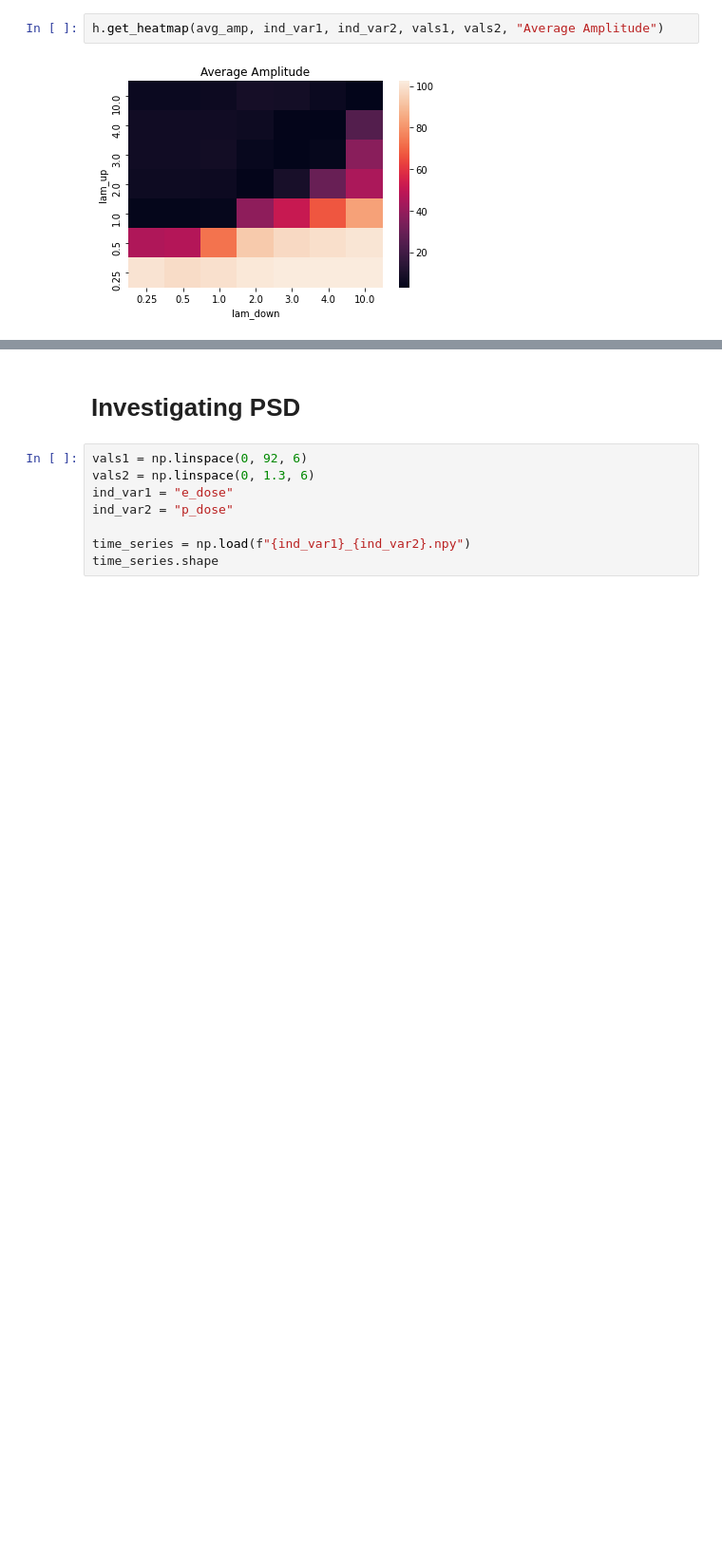
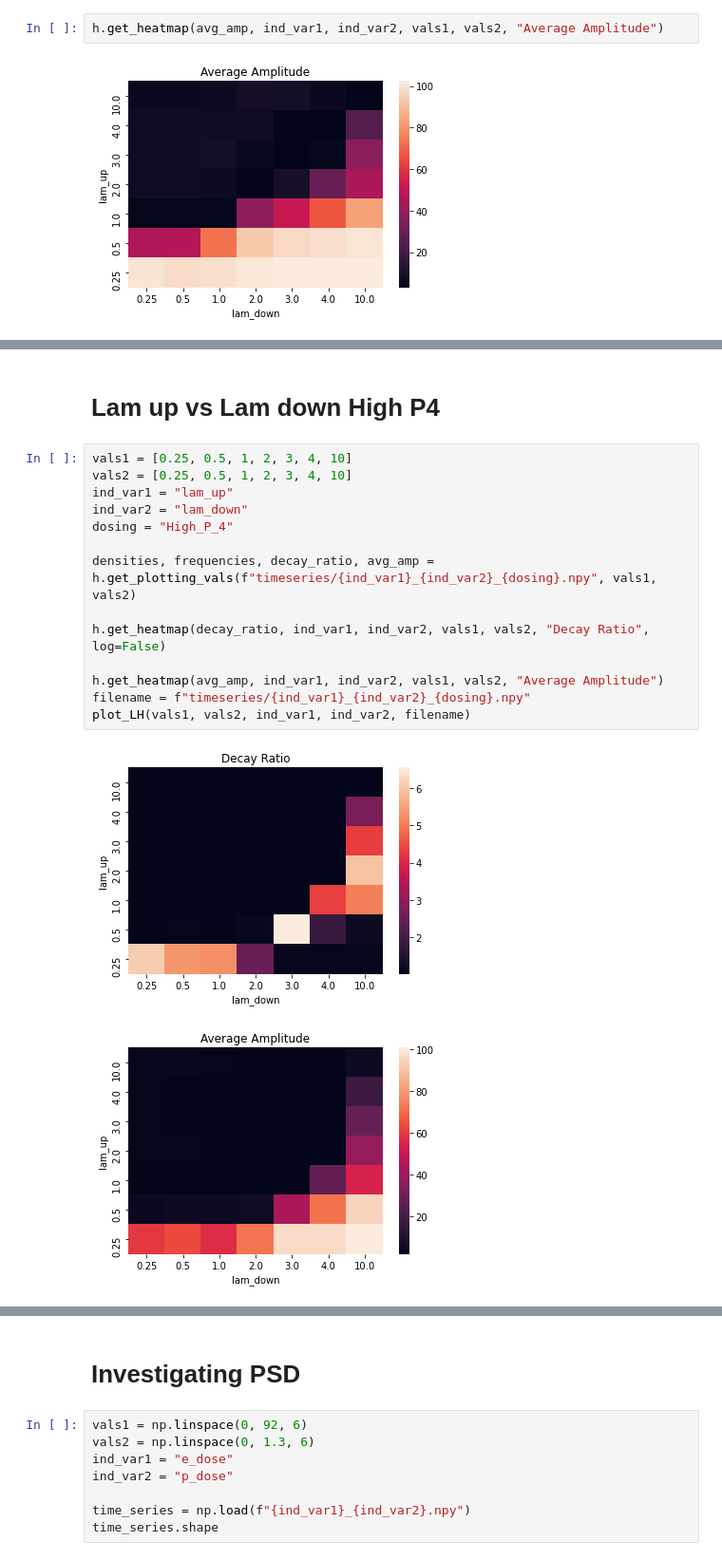
Before and after one commit to georgia-pope/birth_control_modeling, a Jupyter notebook: Heatmaps.ipynb, the cells around one changed output, grey strips where cells are left out. Shown at 95% size. Cells and saved outputs as stored; diff of their text form; blank space fills up the shorter version.

```diff
--- a/Heatmaps.ipynb
+++ b/Heatmaps.ipynb
@@ -160,0 +139,19 @@ for i in range(6):
+# %% [markdown]
+# Lam up vs Lam down High P4
+# %%
+vals1 = [0.25, 0.5, 1, 2, 3, 4, 10]
+vals2 = [0.25, 0.5, 1, 2, 3, 4, 10]
+ind_var1 = "lam_up"
+ind_var2 = "lam_down"
+dosing = "High_P_4"
+
+densities, frequencies, decay_ratio, avg_amp = h.get_plotting_vals(f"timeseries/{ind_var1}_{ind_var2}_{dosing}.npy", vals1, vals2)
+
+h.get_heatmap(decay_ratio, ind_var1, ind_var2, vals1, vals2, "Decay Ratio", log=False)
+
+h.get_heatmap(avg_amp, ind_var1, ind_var2, vals1, vals2, "Average Amplitude")
+filename = f"timeseries/{ind_var1}_{ind_var2}_{dosing}.npy"
+plot_LH(vals1, vals2, ind_var1, ind_var2, filename)
+# %% [output]
+[figure, added]
+[figure, added]
```
Also changed, not shown: parts of 28 cells of this notebook, 2 other files.
